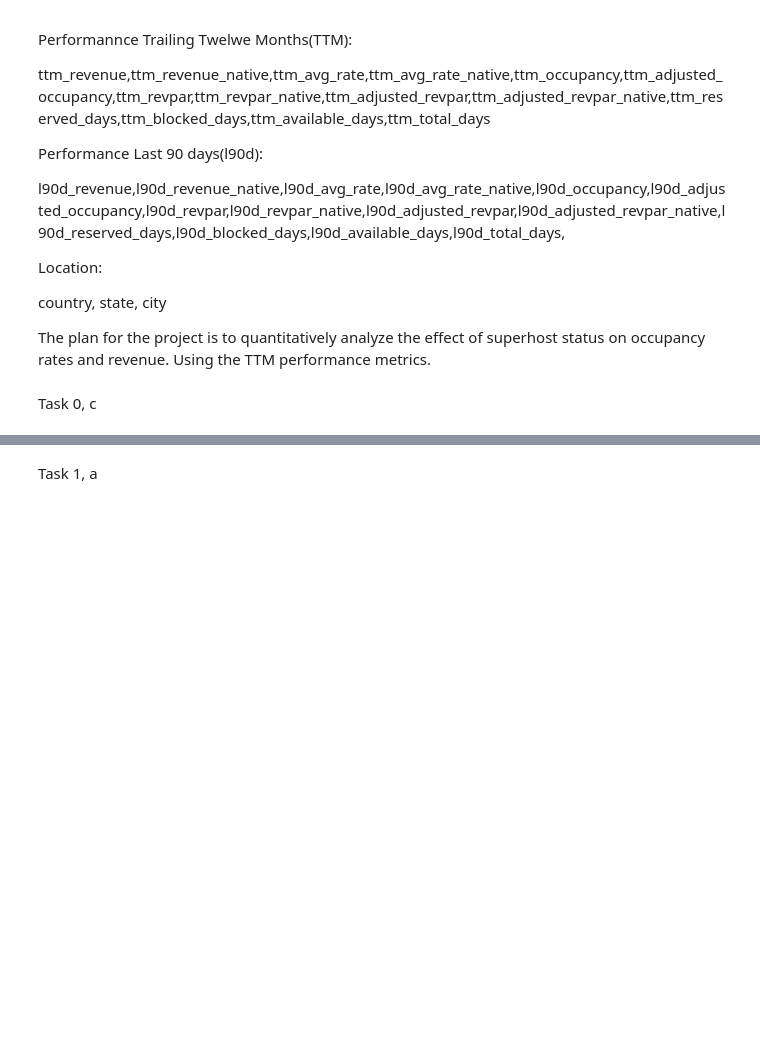
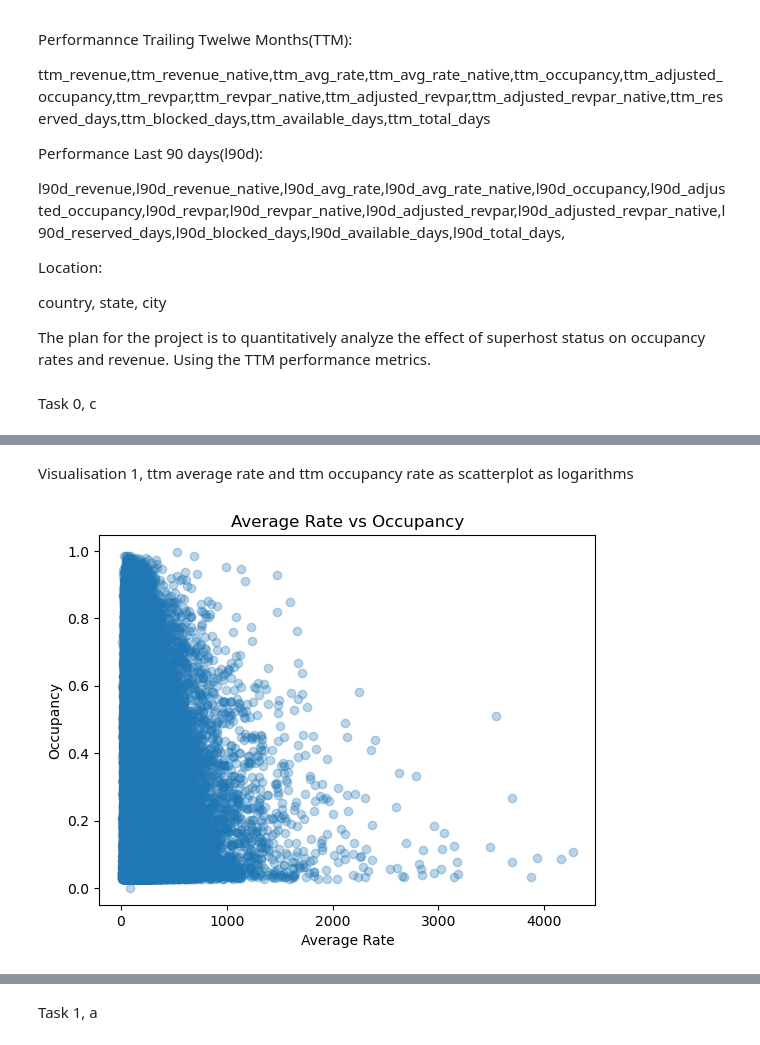
Before and after one commit to nipponart89/PythonForBusinessInt2026.NT, a Jupyter notebook: assignments/assignment2/assignment2.ipynb, the cells around one changed output, grey strips where cells are left out. Drawn from its saved outputs; the diff is of its cells as text; code cells hidden in the pictures; blank space fills up the shorter version.

```diff
--- a/assignments/assignment2/assignment2.ipynb
+++ b/assignments/assignment2/assignment2.ipynb
@@ -33,2 +35,6 @@ Task 0, c
 # %%
-#uploading the file to jupyter
+import pandas as pd
+
+df = pd.read_csv("listings_clean.csv", low_memory=False)
+print(df.shape)
+df.head()
@@ -34,0 +52,4 @@ Task 0, c
+# %%
+cols_to_drop = [col for col in df.columns if 'l90d' in col]
+print("Columns dropped:", len(cols_to_drop))
+df = df.drop(columns=cols_to_drop)
@@ -34,0 +73,12 @@ Task 0, c
+# %% [markdown]
+Visualisation 1, ttm average rate and ttm occupancy rate as scatterplot as logarithms
+# %%
+import matplotlib.pyplot as plt
+
+plt.scatter(df['ttm_avg_rate'], df['ttm_occupancy'], alpha=0.3)
+plt.xlabel("Average Rate")
+plt.ylabel("Occupancy")
+plt.title("Average Rate vs Occupancy")
+plt.show()
+# %% [output]
+[figure, added]
```
Also changed, not shown: parts of 8 cells of this notebook, 5 other files.
